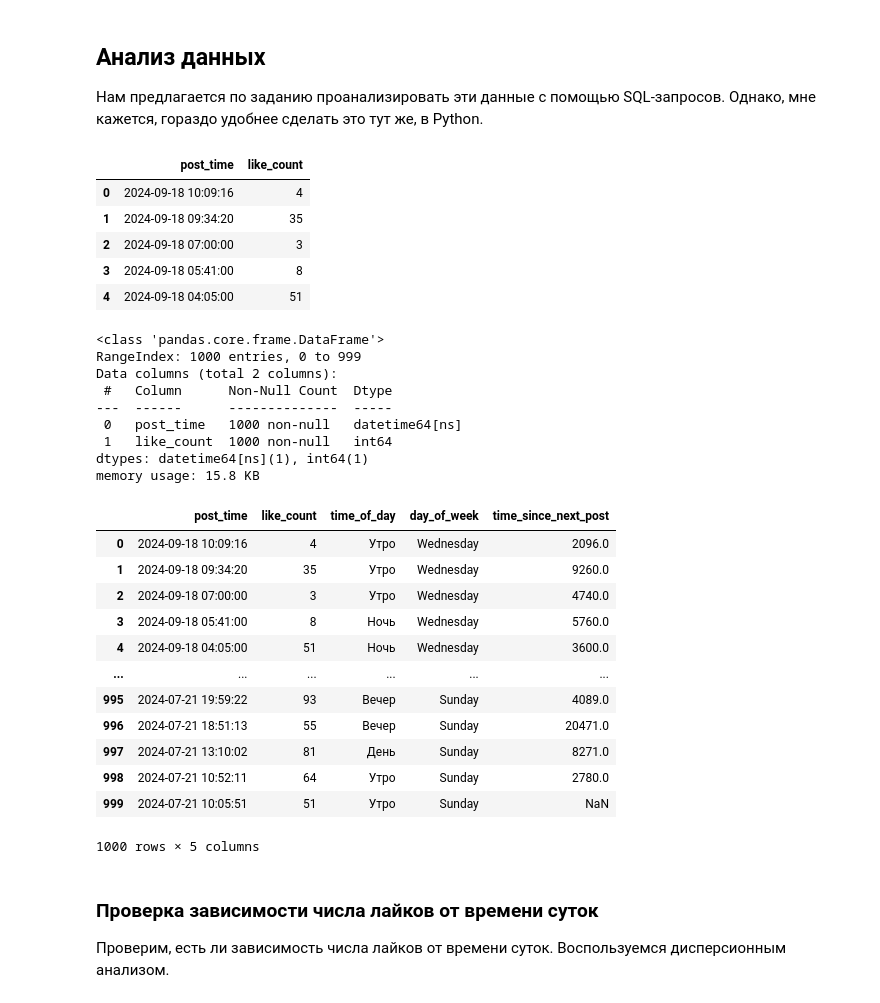
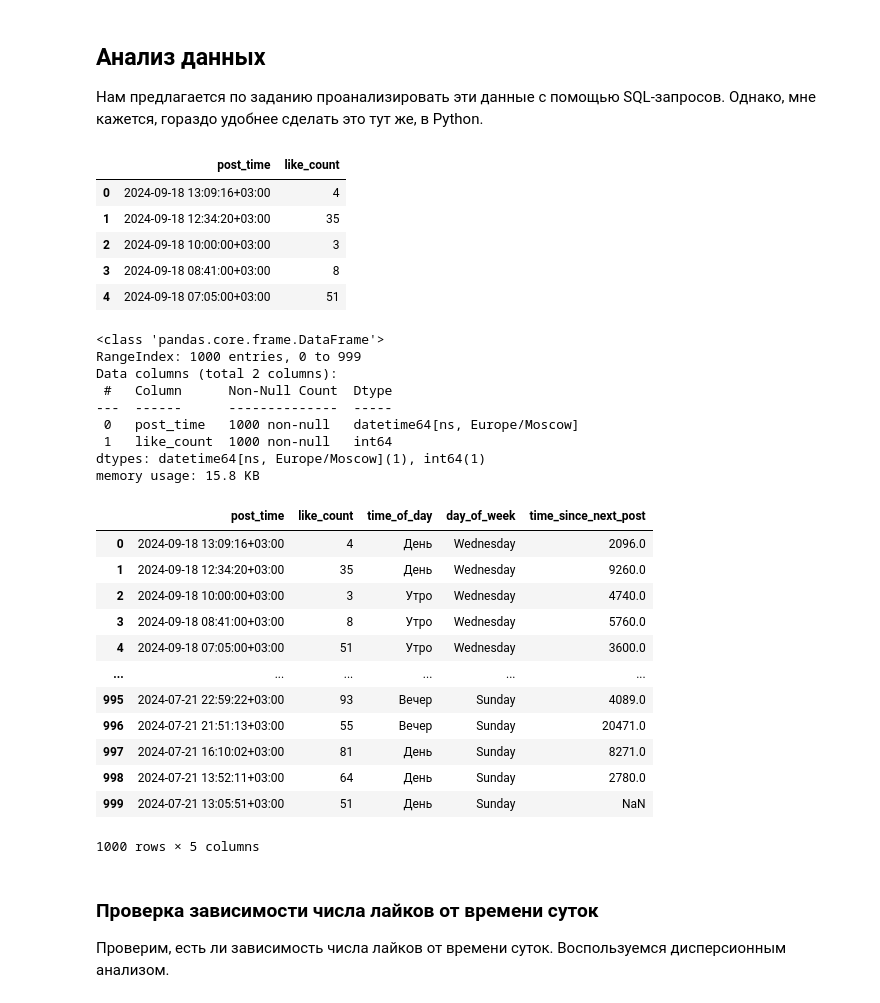
Before and after one commit to raspel7file/likes_analysis, a Jupyter notebook: likes_analysis.ipynb, the cells around one changed output. Saved outputs shown, nothing was run; the diff lists cells and outputs as text; code cells hidden in the pictures.

```diff
--- a/likes_analysis.ipynb
+++ b/likes_analysis.ipynb
@@ -91,15 +90,15 @@ else:
 # %%
 # Возьмём данные из сохранённого файла и приведём их к удобному для анализа виду
 data = pd.read_csv(file_name)
-data['post_time'] = pd.to_datetime(data['post_time'], unit='s')
+data['post_time'] = pd.to_datetime(data['post_time'], unit='s').dt.tz_localize('UTC').dt.tz_convert('Europe/Moscow')
 data.head()
 # %% [output]
 |  | post_time | like_count |
-| 0 | 2024-09-18 10:09:16 | 4 |
-| 1 | 2024-09-18 09:34:20 | 35 |
-| 2 | 2024-09-18 07:00:00 | 3 |
-| 3 | 2024-09-18 05:41:00 | 8 |
-| 4 | 2024-09-18 04:05:00 | 51 |
+| 0 | 2024-09-18 13:09:16+03:00 | 4 |
+| 1 | 2024-09-18 12:34:20+03:00 | 35 |
+| 2 | 2024-09-18 10:00:00+03:00 | 3 |
+| 3 | 2024-09-18 08:41:00+03:00 | 8 |
+| 4 | 2024-09-18 07:05:00+03:00 | 51 |
 # %%
 data.info()
 # %% [output]
@@ -108,9 +107,9 @@ RangeIndex: 1000 entries, 0 to 999
 Data columns (total 2 columns):
  #   Column      Non-Null Count  Dtype
 ---  ------      --------------  -----
- 0   post_time   1000 non-null   datetime64[ns]
+ 0   post_time   1000 non-null   datetime64[ns, Europe/Moscow]
  1   like_count  1000 non-null   int64
-dtypes: datetime64[ns](1), int64(1)
+dtypes: datetime64[ns, Europe/Moscow](1), int64(1)
 memory usage: 15.8 KB
 # %%
 # Функция для определения времени суток
@@ -137,17 +136,17 @@ data['time_since_next_post'] = (data['post_time'] - data['post_time'].shift(-1))
 data
 # %% [output]
 |  | post_time | like_count | time_of_day | day_of_week | time_since_next_post |
-| 0 | 2024-09-18 10:09:16 | 4 | Утро | Wednesday | 2096.0 |
-| 1 | 2024-09-18 09:34:20 | 35 | Утро | Wednesday | 9260.0 |
-| 2 | 2024-09-18 07:00:00 | 3 | Утро | Wednesday | 4740.0 |
-| 3 | 2024-09-18 05:41:00 | 8 | Ночь | Wednesday | 5760.0 |
-| 4 | 2024-09-18 04:05:00 | 51 | Ночь | Wednesday | 3600.0 |
+| 0 | 2024-09-18 13:09:16+03:00 | 4 | День | Wednesday | 2096.0 |
+| 1 | 2024-09-18 12:34:20+03:00 | 35 | День | Wednesday | 9260.0 |
+| 2 | 2024-09-18 10:00:00+03:00 | 3 | Утро | Wednesday | 4740.0 |
+| 3 | 2024-09-18 08:41:00+03:00 | 8 | Утро | Wednesday | 5760.0 |
+| 4 | 2024-09-18 07:05:00+03:00 | 51 | Утро | Wednesday | 3600.0 |
 | ... | ... | ... | ... | ... | ... |
-| 995 | 2024-07-21 19:59:22 | 93 | Вечер | Sunday | 4089.0 |
-| 996 | 2024-07-21 18:51:13 | 55 | Вечер | Sunday | 20471.0 |
-| 997 | 2024-07-21 13:10:02 | 81 | День | Sunday | 8271.0 |
-| 998 | 2024-07-21 10:52:11 | 64 | Утро | Sunday | 2780.0 |
-| 999 | 2024-07-21 10:05:51 | 51 | Утро | Sunday | NaN |
+| 995 | 2024-07-21 22:59:22+03:00 | 93 | Вечер | Sunday | 4089.0 |
+| 996 | 2024-07-21 21:51:13+03:00 | 55 | Вечер | Sunday | 20471.0 |
+| 997 | 2024-07-21 16:10:02+03:00 | 81 | День | Sunday | 8271.0 |
+| 998 | 2024-07-21 13:52:11+03:00 | 64 | День | Sunday | 2780.0 |
+| 999 | 2024-07-21 13:05:51+03:00 | 51 | День | Sunday | NaN |
 1000 rows × 5 columns
 # %% [markdown]
 ### Проверка зависимости числа лайков от времени суток
```
Also changed, not shown: parts of 21 cells of this notebook.
